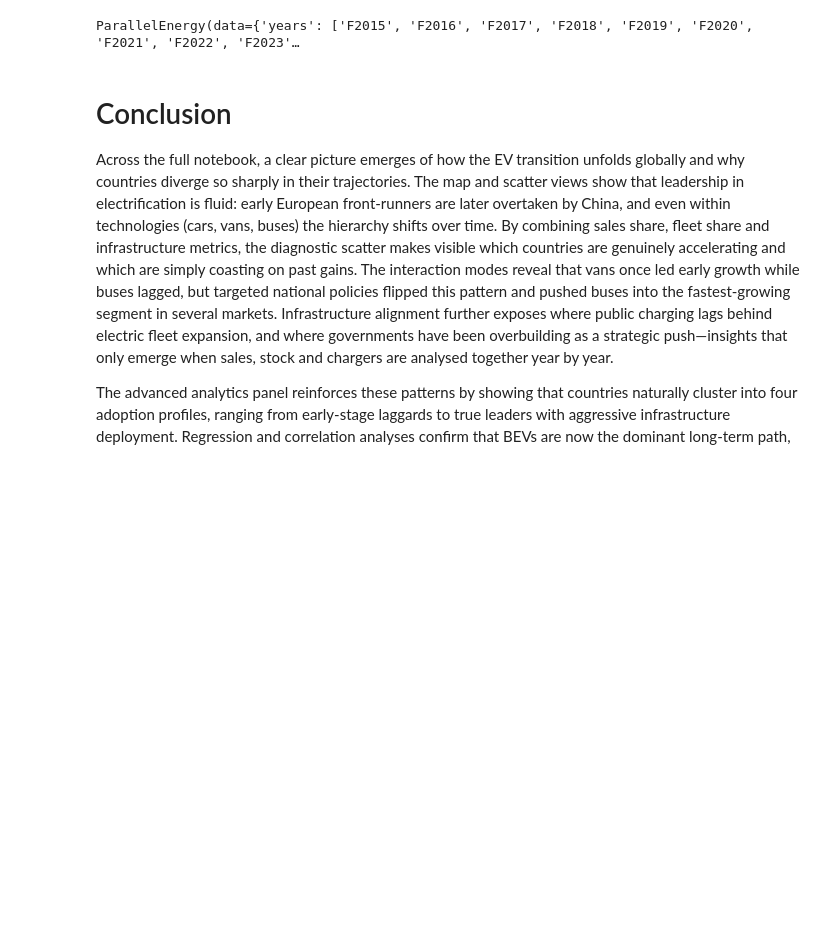
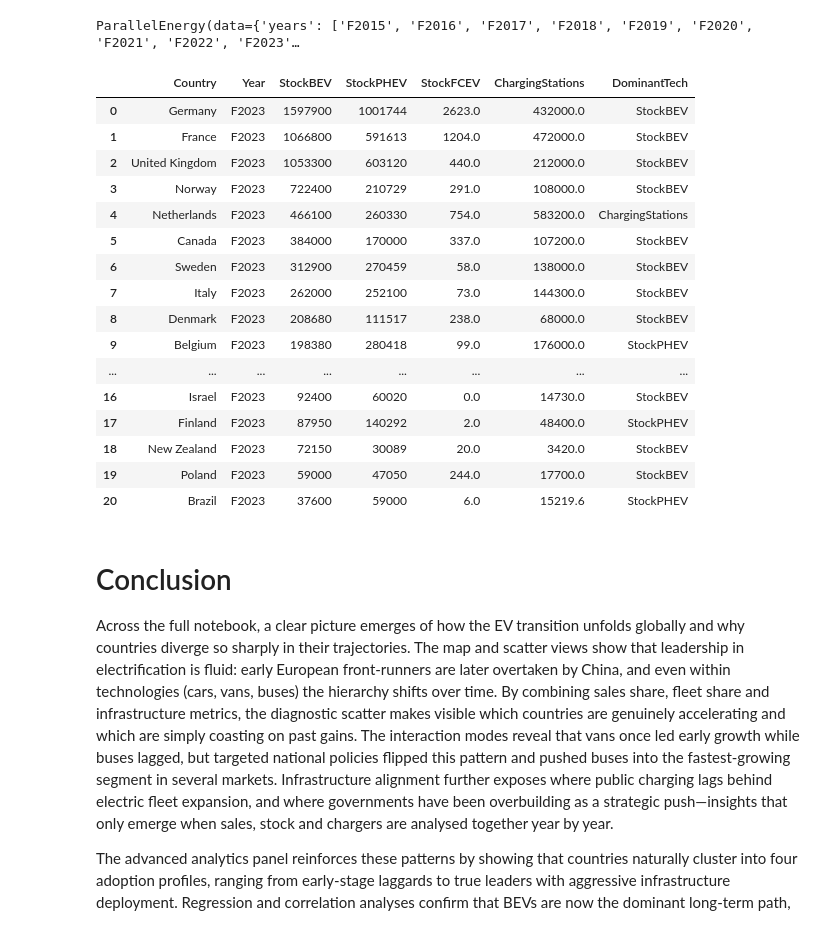
Before and after one commit to ChristianFrisancho/Proyect-Visualization, a Jupyter notebook: P6_deliverable_final.ipynb, the cells around one changed output. Drawn from its saved outputs; the diff is of its cells as text; code cells hidden in the pictures; blank space fills up the shorter version.

```diff
--- a/P6_deliverable_final.ipynb
+++ b/P6_deliverable_final.ipynb
@@ -887,6 +868,26 @@ w2.data = pack2
 w2
 # %% [output]
 ParallelEnergy(data={'years': ['F2015', 'F2016', 'F2017', 'F2018', 'F2019', 'F2020', 'F2021', 'F2022', 'F2023'…
+# %%
+w2.selection_df()
+# %% [output]
+|  | Country | Year | StockBEV | StockPHEV | StockFCEV | ChargingStations | DominantTech |
+| 0 | Germany | F2023 | 1597900 | 1001744 | 2623.0 | 432000.0 | StockBEV |
+| 1 | France | F2023 | 1066800 | 591613 | 1204.0 | 472000.0 | StockBEV |
+| 2 | United Kingdom | F2023 | 1053300 | 603120 | 440.0 | 212000.0 | StockBEV |
+| 3 | Norway | F2023 | 722400 | 210729 | 291.0 | 108000.0 | StockBEV |
+| 4 | Netherlands | F2023 | 466100 | 260330 | 754.0 | 583200.0 | ChargingStations |
+| 5 | Canada | F2023 | 384000 | 170000 | 337.0 | 107200.0 | StockBEV |
+| 6 | Sweden | F2023 | 312900 | 270459 | 58.0 | 138000.0 | StockBEV |
+| 7 | Italy | F2023 | 262000 | 252100 | 73.0 | 144300.0 | StockBEV |
+| 8 | Denmark | F2023 | 208680 | 111517 | 238.0 | 68000.0 | StockBEV |
+| 9 | Belgium | F2023 | 198380 | 280418 | 99.0 | 176000.0 | StockPHEV |
+| ... | ... | ... | ... | ... | ... | ... | ... |
+| 16 | Israel | F2023 | 92400 | 60020 | 0.0 | 14730.0 | StockBEV |
+| 17 | Finland | F2023 | 87950 | 140292 | 2.0 | 48400.0 | StockPHEV |
+| 18 | New Zealand | F2023 | 72150 | 30089 | 20.0 | 3420.0 | StockBEV |
+| 19 | Poland | F2023 | 59000 | 47050 | 244.0 | 17700.0 | StockBEV |
+| 20 | Brazil | F2023 | 37600 | 59000 | 6.0 | 15219.6 | StockPHEV |
 # %% [markdown]
 # Conclusion
 Across the full notebook, a clear picture emerges of how the EV transition unfolds globally and why countries diverge so sharply in their trajectories. The map and scatter views show that leadership in electrification is fluid: early European front-runners are later overtaken by China, and even within technologies (cars, vans, buses) the hierarchy shifts over time. By combining sales share, fleet share and infrastructure metrics, the diagnostic scatter makes visible which countries are genuinely accelerating and which are simply coasting on past gains. The interaction modes reveal that vans once led early growth while buses lagged, but targeted national policies flipped this pattern and pushed buses into the fastest-growing segment in several markets. Infrastructure alignment further exposes where public charging lags behind electric fleet expansion, and where governments have been overbuilding as a strategic push—insights that only emerge when sales, stock and chargers are analysed together year by year.
```
Also changed, not shown: parts of 3 cells of this notebook, 3 other files.
